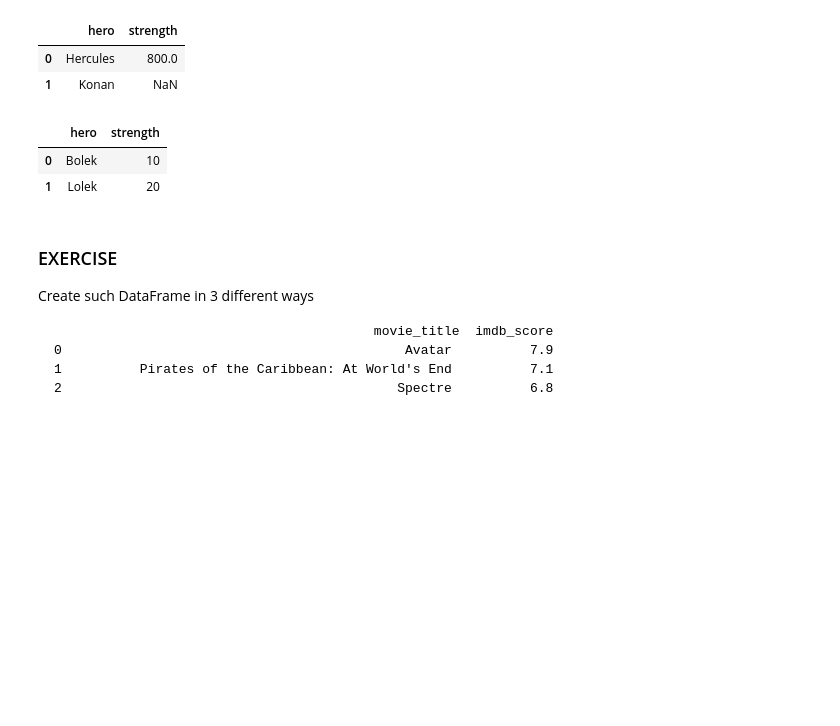
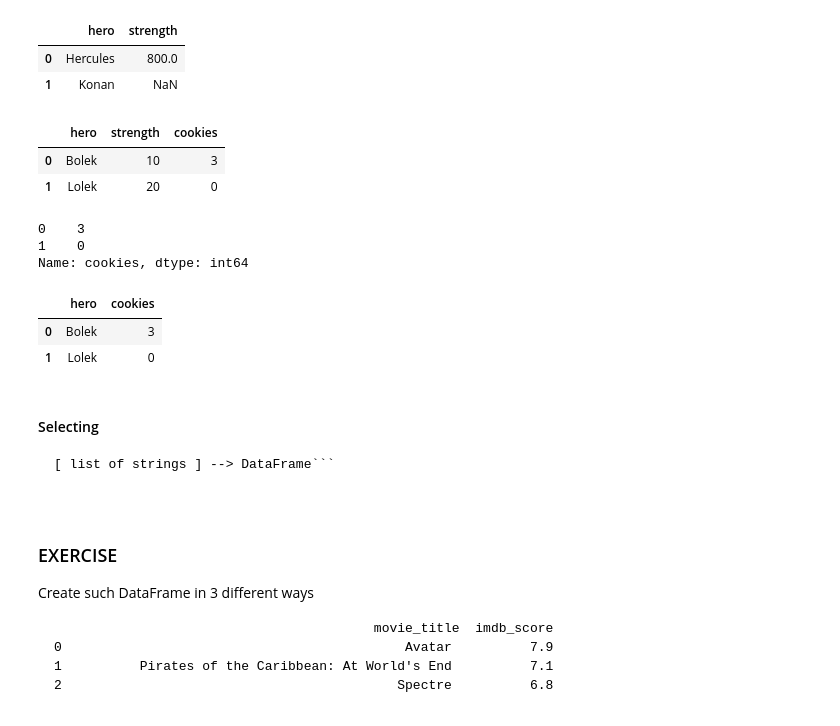
Before and after one commit to grechut/first-steps-with-pandas, a Jupyter notebook: pyconpl-workshop/first-steps-with-pandas.ipynb, the cells around one changed output. Drawn from its saved outputs; the diff is of its cells as text; code cells hidden in the pictures; blank space fills up the shorter version.

````diff
--- a/pyconpl-workshop/first-steps-with-pandas.ipynb
+++ b/pyconpl-workshop/first-steps-with-pandas.ipynb
@@ -166,14 +164,30 @@ other_heroes
 | 1 | Konan | NaN |
 # %%
 another_heroes = pd.DataFrame([
-    pd.Series(["Bolek", 10], index=["hero", "strength"]),
-    pd.Series(["Lolek", 20], index=["hero", "strength"])
+    pd.Series(["Bolek", 10, 3], index=["hero", "strength", "cookies"]),
+    pd.Series(["Lolek", 20, 0], index=["hero", "strength", "cookies"])
 ])
 another_heroes
 # %% [output]
-|  | hero | strength |
-| 0 | Bolek | 10 |
-| 1 | Lolek | 20 |
+|  | hero | strength | cookies |
+| 0 | Bolek | 10 | 3 |
+| 1 | Lolek | 20 | 0 |
+# %%
+another_heroes['cookies']
+# %% [output]
+0    3
+1    0
+Name: cookies, dtype: int64
+# %%
+another_heroes[ ['hero', 'cookies'] ]
+# %% [output]
+|  | hero | cookies |
+| 0 | Bolek | 3 |
+| 1 | Lolek | 0 |
+# %% [markdown]
+#### Selecting
+```[string] --> Series
+[ list of strings ] --> DataFrame```
 # %% [markdown]
 ### EXERCISE
 
````
Also changed, not shown: parts of 18 cells of this notebook.
